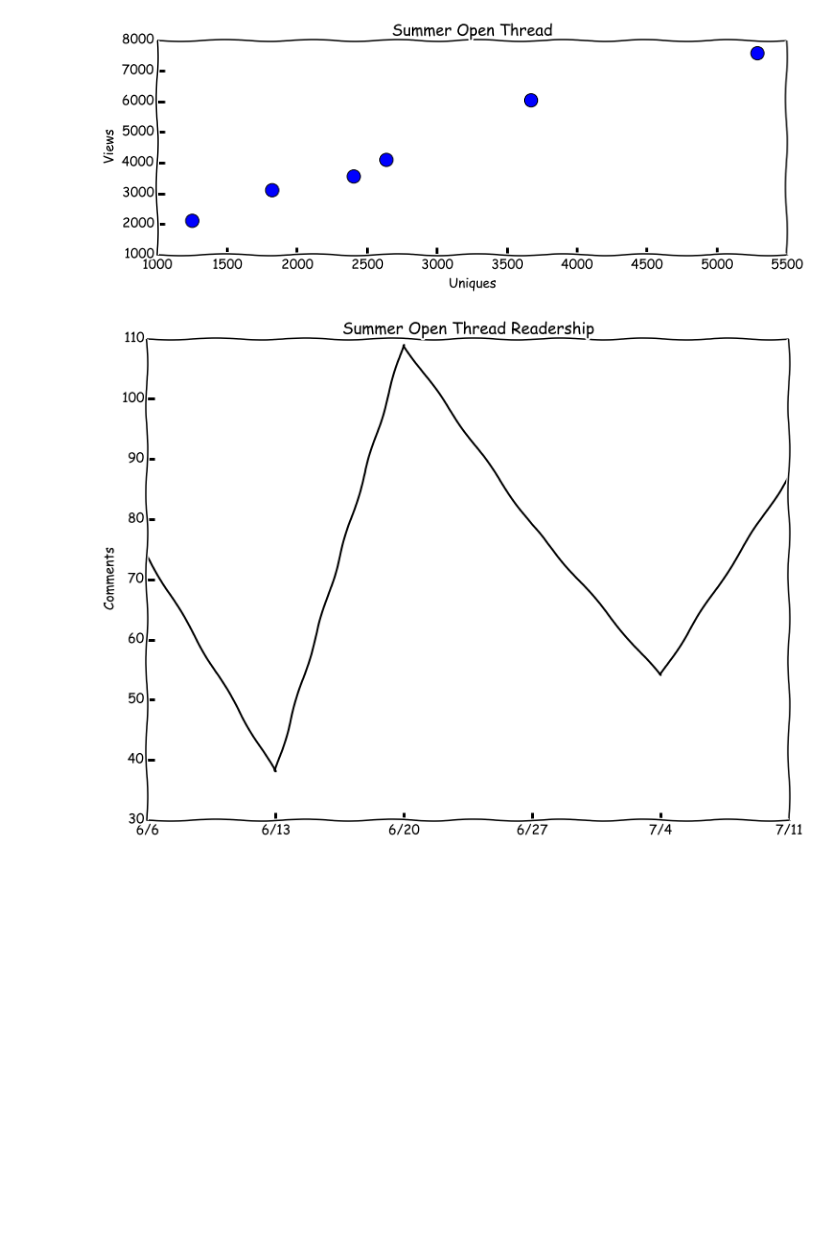
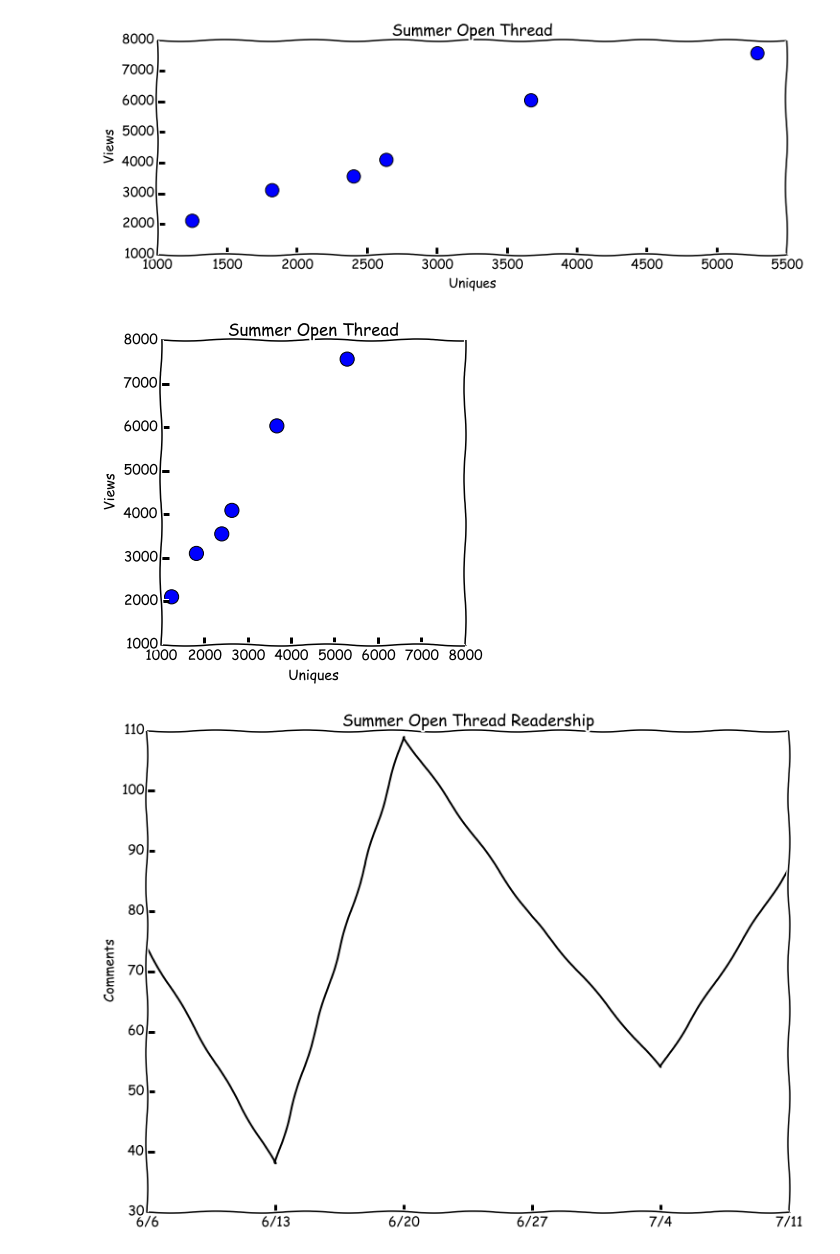
Before and after one commit to story645/matplotlib-tutorial, a Jupyter notebook: code/vizpost.ipynb, the cells around one changed output. Cells and saved outputs as stored; diff of their text form; code cells hidden in the pictures; blank space fills up the shorter version.

Commit message:
updated notebook with equal scales example.

```diff
--- a/code/vizpost.ipynb
+++ b/code/vizpost.ipynb
@@ -31,6 +31,25 @@ ax.get_xaxis().tick_bottom()
 ax.get_yaxis().tick_left()
 # %% [output]
 [figure]
+# %%
+plt.xkcd()
+fig = plt.figure(figsize=(12,12))
+ax = fig.add_subplot(2,1,1)
+ax.set_title("Summer Open Thread")
+dlist = [((6,6),4093,2641), ((6,13),6036,3675),
+        ((6,20),3103,1825), ((6,27),7572,5292),
+        ((7,4),2105, 1254), ((7,11),3552, 2408)]
+d,v, u = zip(*dlist)
+ax.set_xlim(1000,8000)
+ax.set_ylim(1000,8000)
+ax.set_aspect('equal')
+ax.scatter(u,v, s=200)
+ax.set_xlabel("Uniques")
+ax.set_ylabel("Views")
+ax.get_xaxis().tick_bottom()
+ax.get_yaxis().tick_left()
+# %% [output]
+[figure, added]
 # %%
 import matplotlib.pyplot as plt
 from matplotlib.dates import MonthLocator, DateFormatter
```
